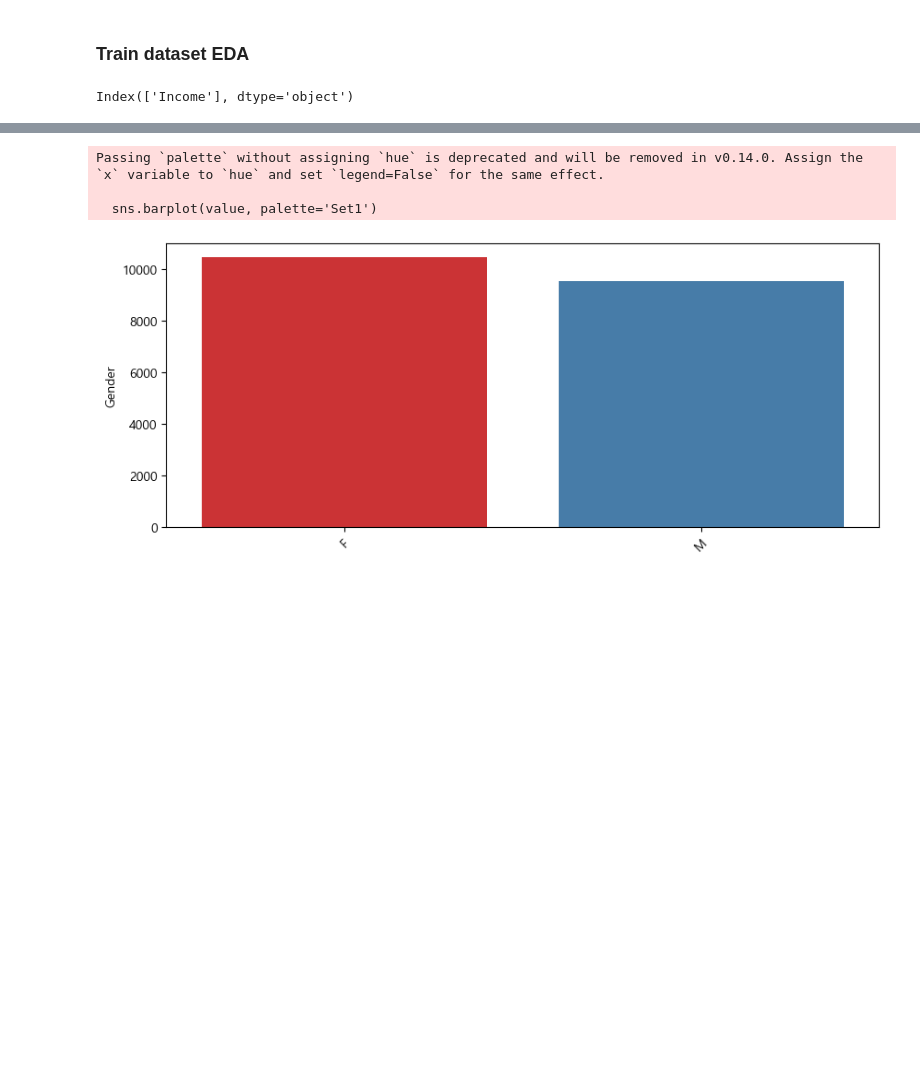
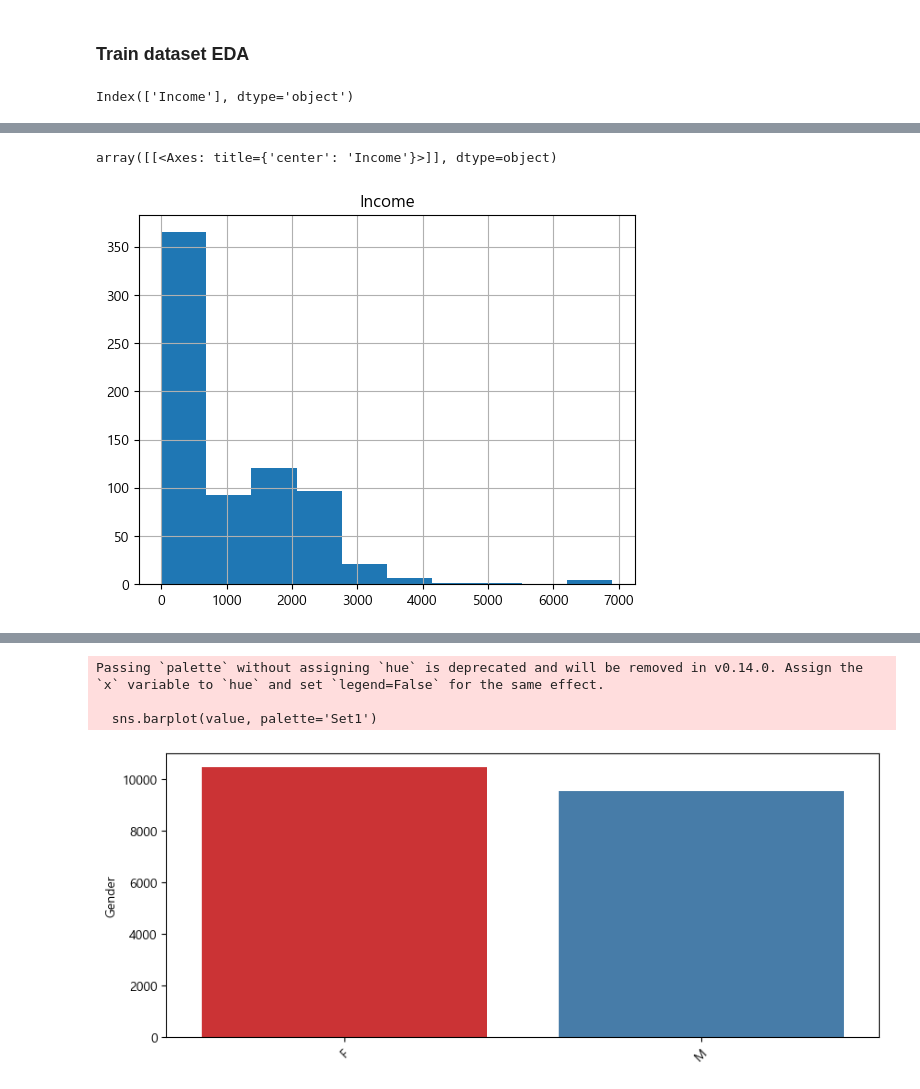
Before and after one commit to iamwhatimeantobe/predict_income, a Jupyter notebook: 1. EDA.ipynb, the cells around one changed output, grey strips where cells are left out. Saved outputs shown, nothing was run; the diff lists cells and outputs as text; code cells hidden in the pictures; blank space fills up the shorter version.

```diff
--- a/1. EDA.ipynb
+++ b/1. EDA.ipynb
@@ -85,0 +143,9 @@ eda_box(train.describe())
+# %%
+# pd.crosstab(train['Income_Status'], train['Income'])
+income_standard = train[['Income_Status', 'Income']]
+
+#over median의 경우
+income_standard[income_standard['Income_Status'] == 'Over Median'].hist()
+# %% [output]
+array([[<Axes: title={'center': 'Income'}>]], dtype=object)
+[figure, added]
```
Also changed, not shown: parts of 68 cells of this notebook, 3 other files.
